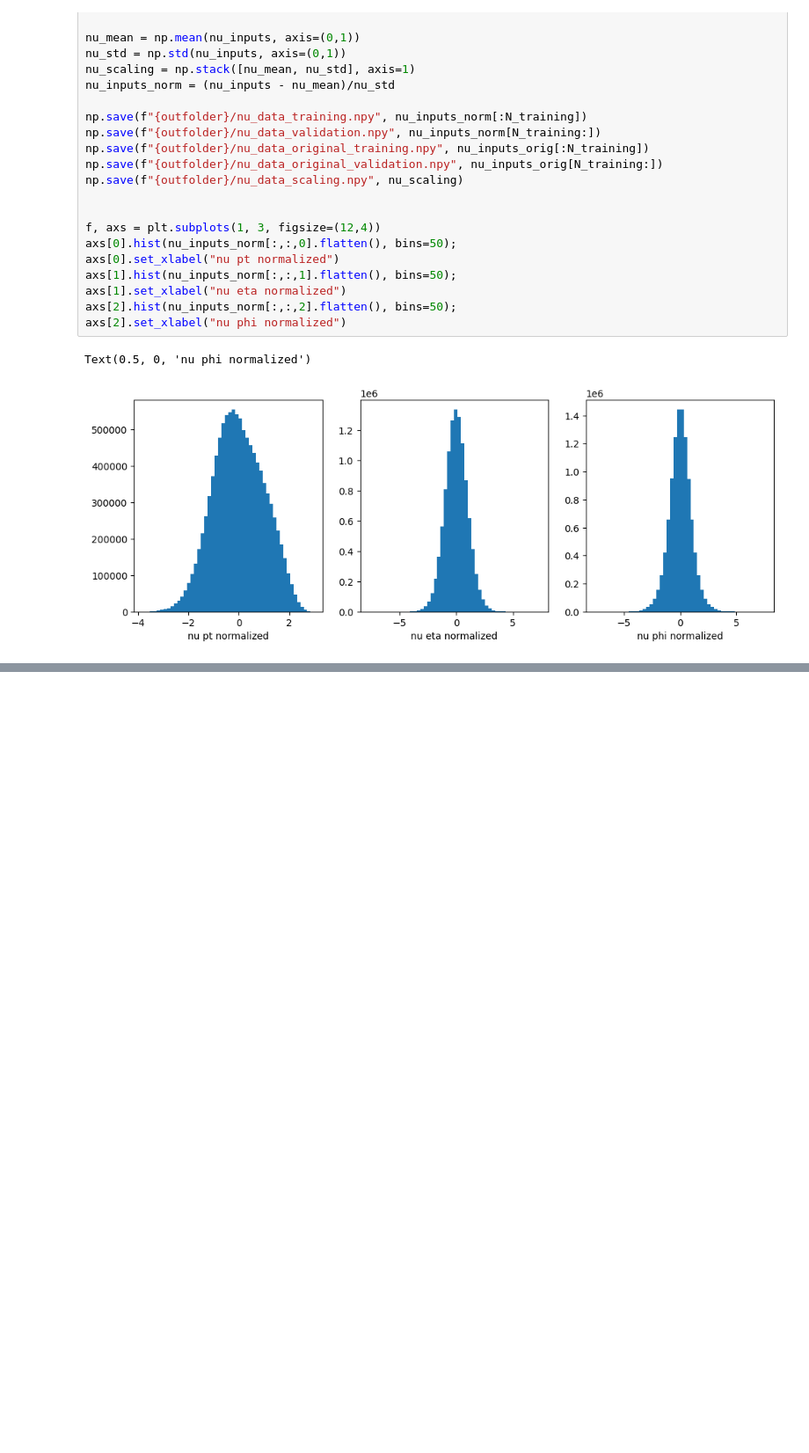
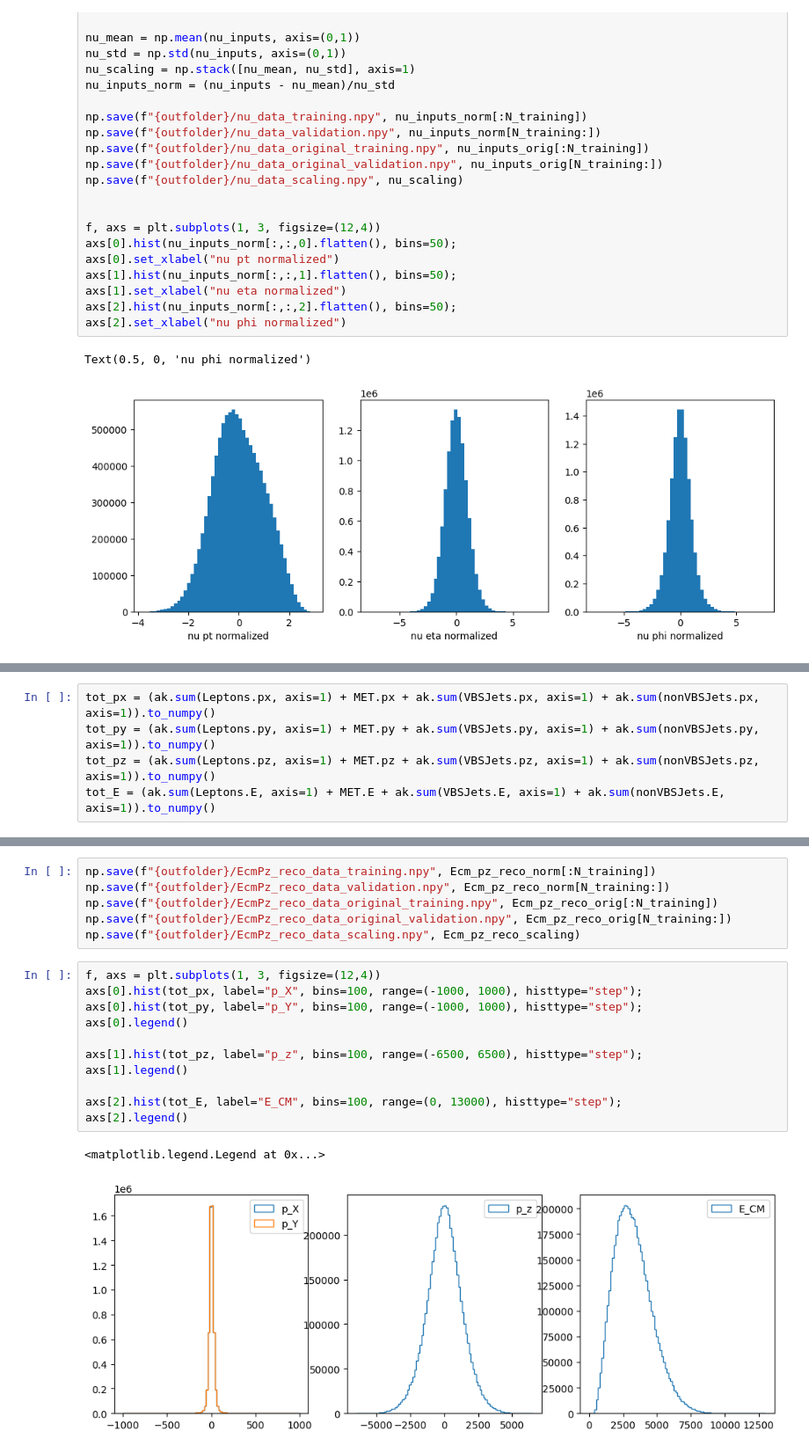
Before and after one commit to valsdav/PhDCourse_MLForPrecisionPhysics_2024, a Jupyter notebook: DatasetPreparation.ipynb, the cells around one changed output, grey strips where cells are left out. Shown at 88% size. Drawn from its saved outputs; the diff is of its cells as text; blank space fills up the shorter version.

```diff
--- a/DatasetPreparation.ipynb
+++ b/DatasetPreparation.ipynb
@@ -540,0 +588,5 @@ Text(0.5, 0, 'nu phi normalized')
+# %%
+tot_px = (ak.sum(Leptons.px, axis=1) + MET.px + ak.sum(VBSJets.px, axis=1) + ak.sum(nonVBSJets.px, axis=1)).to_numpy()
+tot_py = (ak.sum(Leptons.py, axis=1) + MET.py + ak.sum(VBSJets.py, axis=1) + ak.sum(nonVBSJets.py, axis=1)).to_numpy()
+tot_pz = (ak.sum(Leptons.pz, axis=1) + MET.pz + ak.sum(VBSJets.pz, axis=1) + ak.sum(nonVBSJets.pz, axis=1)).to_numpy()
+tot_E = (ak.sum(Leptons.E, axis=1) + MET.E + ak.sum(VBSJets.E, axis=1) + ak.sum(nonVBSJets.E, axis=1)).to_numpy()
@@ -540,0 +603,20 @@ Text(0.5, 0, 'nu phi normalized')
+# %%
+np.save(f"{outfolder}/EcmPz_reco_data_training.npy", Ecm_pz_reco_norm[:N_training])
+np.save(f"{outfolder}/EcmPz_reco_data_validation.npy", Ecm_pz_reco_norm[N_training:])
+np.save(f"{outfolder}/EcmPz_reco_data_original_training.npy", Ecm_pz_reco_orig[:N_training])
+np.save(f"{outfolder}/EcmPz_reco_data_original_validation.npy", Ecm_pz_reco_orig[N_training:])
+np.save(f"{outfolder}/EcmPz_reco_data_scaling.npy", Ecm_pz_reco_scaling)
+# %%
+f, axs = plt.subplots(1, 3, figsize=(12,4))
+axs[0].hist(tot_px, label="p_X", bins=100, range=(-1000, 1000), histtype="step");
+axs[0].hist(tot_py, label="p_Y", bins=100, range=(-1000, 1000), histtype="step");
+axs[0].legend()
+
+axs[1].hist(tot_pz, label="p_z", bins=100, range=(-6500, 6500), histtype="step");
+axs[1].legend()
+
+axs[2].hist(tot_E, label="E_CM", bins=100, range=(0, 13000), histtype="step");
+axs[2].legend()
+# %% [output]
+<matplotlib.legend.Legend at 0x...>
+[figure, added]
```
Also changed, not shown: parts of 11 cells of this notebook, 4 other files.
